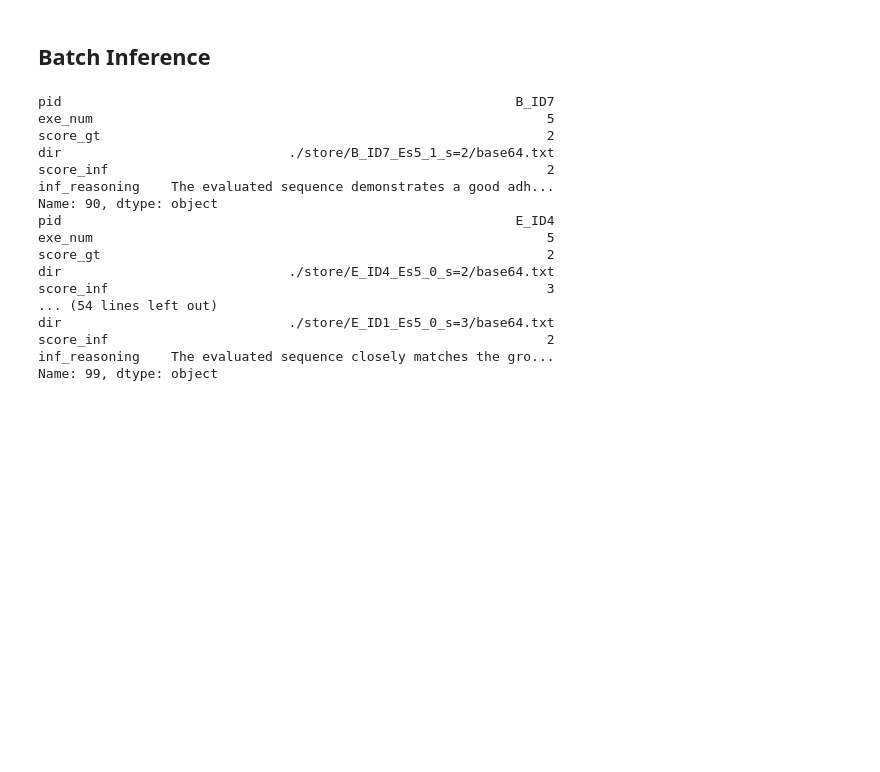
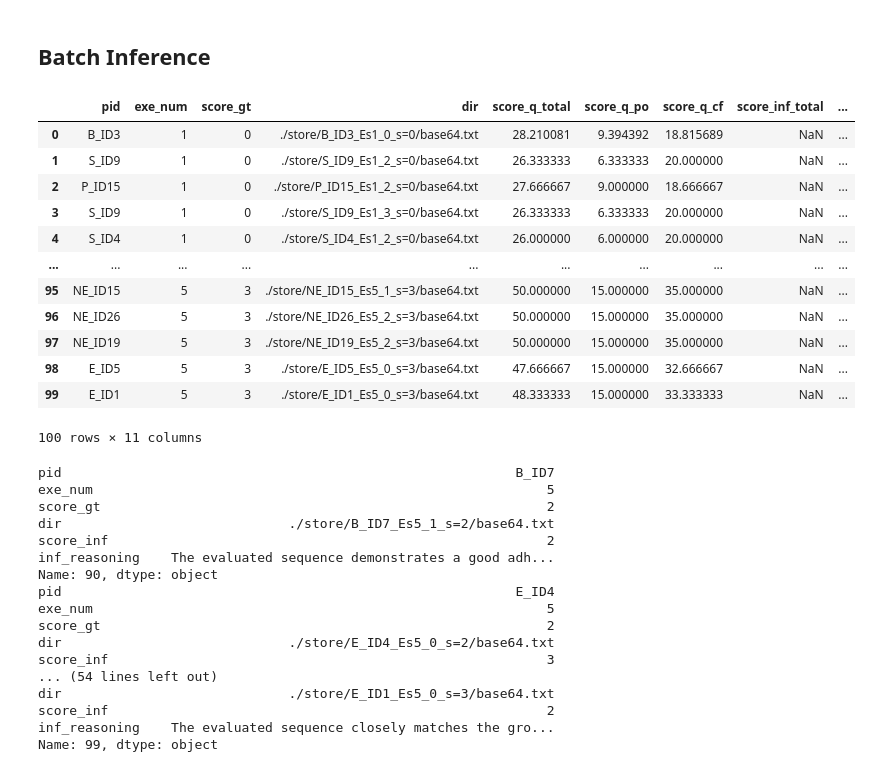
Before and after one commit to deanziyangyu/TRViT, a Jupyter notebook: src/nb/data/skeleton/prompt_lab.ipynb, the cells around one changed output. Cells and saved outputs as stored; diff of their text form; code cells hidden in the pictures; blank space fills up the shorter version.

```diff
--- a/src/nb/data/skeleton/prompt_lab.ipynb
+++ b/src/nb/data/skeleton/prompt_lab.ipynb
@@ -614,0 +647,5 @@ else:
+# %%
+ctt = json.loads(clean_json_string(response.choices[0].message.content))
+po_score = np.sum(list(ctt['answers'].values())[:3])
+cf_score = np.sum(list(ctt['answers'].values())[3:])
+print(po_score, cf_score, po_score + cf_score)
@@ -615,4 +677,50 @@ else:
 # %% [markdown]
 ## Batch Inference
+# %%
+# for each exercise and each score
+for exe_num in exercise_num:
+
+    # get the ground truth base64 and execise description
+    gt_exe = exe_labels_gt[exe_num]
+    exec_desc = struc_desc_by_exe[exe_num]
+
+    for sc_num in score_num:
+        exe_sc_rows = reps_df_100[(reps_df_100['score_gt'] == sc_num) & (reps_df_100['exe_num'] == exe_num)]
+
+        for idx, row in exe_sc_rows.iterrows(): # for 5 reps in each score and exercise
+            eval_b64 = get_eval_b64_from_dir(row['dir'], detail="high")
+            if eval_b64 is None:
+                continue
+            # gt_exe_b64 = get_gt_b64_from_exe_n_dict(gt_exe,  detail="high")
+            response = eval_with_oai_10q(intro_sys, intro_user, background_10q_0s, exec_desc,
+                                rep_eval_10q, assess_q, eval_b64, ans_format_0s, max_tokens=300)
+
+            ctt = json.loads(clean_json_string(response.choices[0].message.content))
+            po_score = np.sum(list(ctt['answers'].values())[:3])
+            cf_score = np.sum(list(ctt['answers'].values())[3:])
+            inf_reasoning = ctt['reasoning']
+
+            reps_df_100.loc[idx, 'score_inf_total'] = po_score + cf_score
+            reps_df_100.loc[idx, 'score_inf_po'] = po_score
+            reps_df_100.loc[idx, 'score_inf_cf'] = cf_score
+            reps_df_100.loc[idx, 'inf_reasoning'] = inf_reasoning
+
+            print(reps_df_100.loc[idx])
+# %%
+reps_df_100
+# %% [output]
+|  | pid | exe_num | score_gt | dir | score_q_total | score_q_po | score_q_cf | score_inf_total | ... |
+| 0 | B_ID3 | 1 | 0 | ./store/B_ID3_Es1_0_s=0/base64.txt | 28.210081 | 9.394392 | 18.815689 | NaN | ... |
+| 1 | S_ID9 | 1 | 0 | ./store/S_ID9_Es1_2_s=0/base64.txt | 26.333333 | 6.333333 | 20.000000 | NaN | ... |
+| 2 | P_ID15 | 1 | 0 | ./store/P_ID15_Es1_2_s=0/base64.txt | 27.666667 | 9.000000 | 18.666667 | NaN | ... |
+| 3 | S_ID9 | 1 | 0 | ./store/S_ID9_Es1_3_s=0/base64.txt | 26.333333 | 6.333333 | 20.000000 | NaN | ... |
+| 4 | S_ID4 | 1 | 0 | ./store/S_ID4_Es1_2_s=0/base64.txt | 26.000000 | 6.000000 | 20.000000 | NaN | ... |
+| ... | ... | ... | ... | ... | ... | ... | ... | ... | ... |
+| 95 | NE_ID15 | 5 | 3 | ./store/NE_ID15_Es5_1_s=3/base64.txt | 50.000000 | 15.000000 | 35.000000 | NaN | ... |
+| 96 | NE_ID26 | 5 | 3 | ./store/NE_ID26_Es5_2_s=3/base64.txt | 50.000000 | 15.000000 | 35.000000 | NaN | ... |
+| 97 | NE_ID19 | 5 | 3 | ./store/NE_ID19_Es5_2_s=3/base64.txt | 50.000000 | 15.000000 | 35.000000 | NaN | ... |
+| 98 | E_ID5 | 5 | 3 | ./store/E_ID5_Es5_0_s=3/base64.txt | 47.666667 | 15.000000 | 32.666667 | NaN | ... |
+| 99 | E_ID1 | 5 | 3 | ./store/E_ID1_Es5_0_s=3/base64.txt | 48.333333 | 15.000000 | 33.333333 | NaN | ... |
+100 rows × 11 columns
 # %%
 # for each exercise and each score
```
Also changed, not shown: parts of 16 cells of this notebook, 5 other files.
